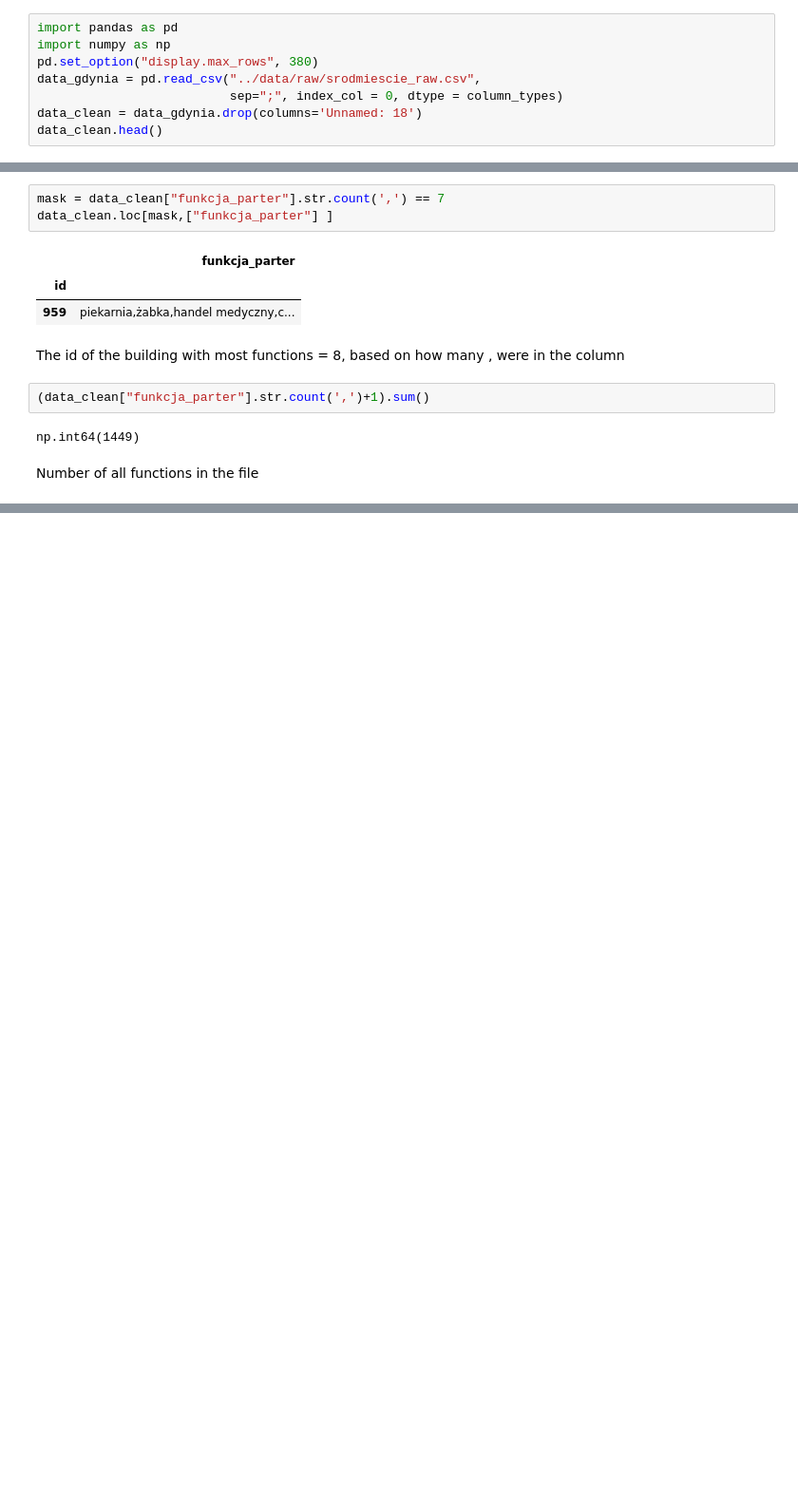
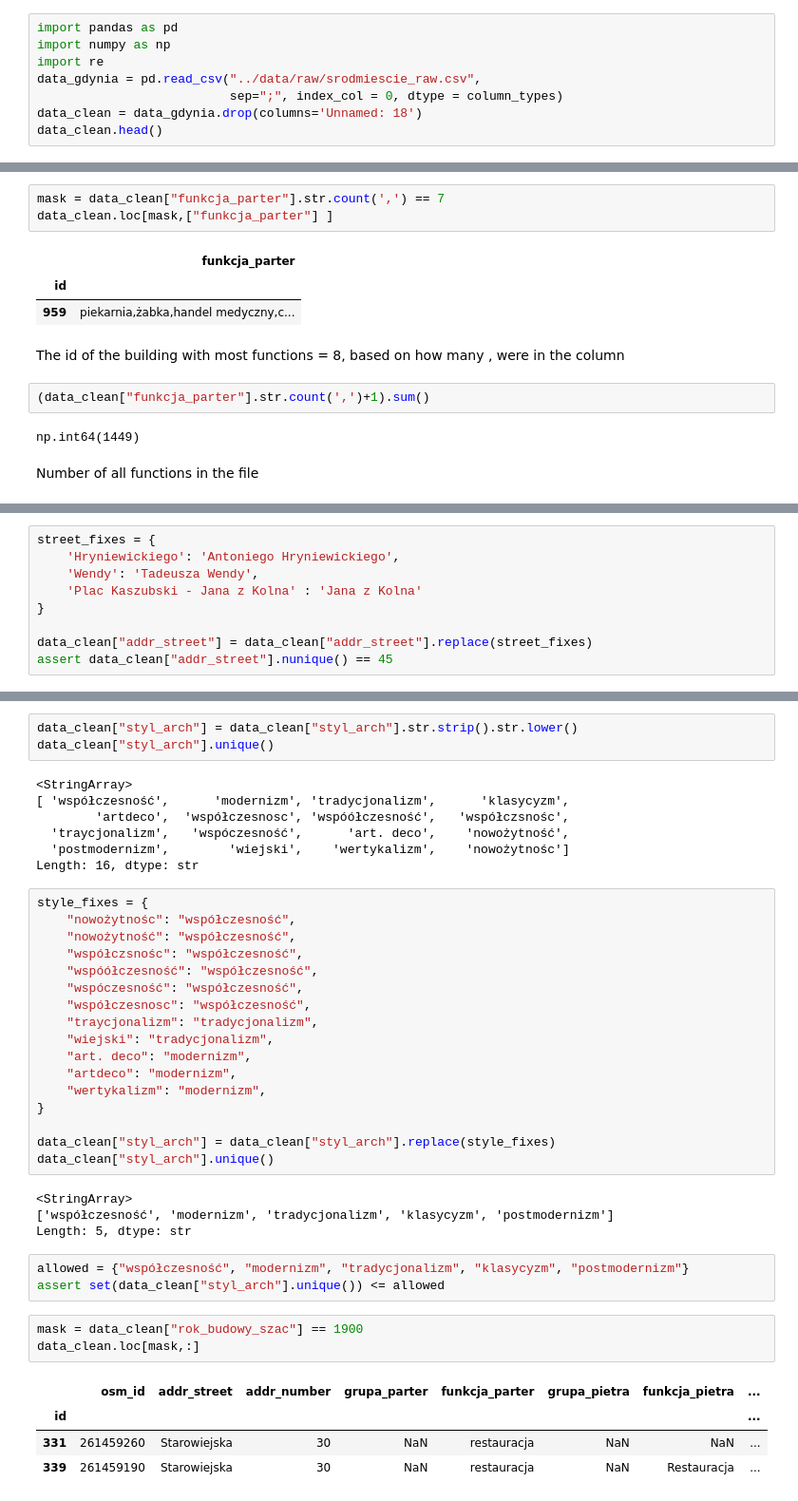
Before and after one commit to MichalRyplewicz/gdynia-srodmiescie, a Jupyter notebook: exercises/2026.10.02_Excercises.ipynb, the cells around one changed output, grey strips where cells are left out. Shown at 95% size. Cells and saved outputs as stored; diff of their text form; blank space fills up the shorter version.

Commit message:
Clean street names, styles, building periods and address numbers

```diff
--- a/exercises/2026.10.02_Excercises.ipynb
+++ b/exercises/2026.10.02_Excercises.ipynb
@@ -18,7 +18,7 @@ column_types = {
 # %%
 import pandas as pd
 import numpy as np
-pd.set_option("display.max_rows", 380)
+import re
 data_gdynia = pd.read_csv("../data/raw/srodmiescie_raw.csv",
                           sep=";", index_col = 0, dtype = column_types)
 data_clean = data_gdynia.drop(columns='Unnamed: 18')
@@ -124,0 +148,9 @@ Number of all functions in the file
+# %%
+street_fixes = {
+    'Hryniewickiego': 'Antoniego Hryniewickiego',
+    'Wendy': 'Tadeusza Wendy',
+    'Plac Kaszubski - Jana z Kolna' : 'Jana z Kolna'
+}
+
+data_clean["addr_street"] = data_clean["addr_street"].replace(street_fixes)
+assert data_clean["addr_street"].nunique() == 45
@@ -124,0 +169,42 @@ Number of all functions in the file
+# %%
+data_clean["styl_arch"] = data_clean["styl_arch"].str.strip().str.lower()
+data_clean["styl_arch"].unique()
+# %% [output]
+<StringArray>
+[ 'współczesność',      'modernizm', 'tradycjonalizm',      'klasycyzm',
+        'artdeco',  'współczesnosc', 'wspóółczesność',   'współczsnośc',
+  'traycjonalizm',   'wspóczesność',      'art. deco',    'nowożytność',
+  'postmodernizm',        'wiejski',    'wertykalizm',    'nowożytnośc']
+Length: 16, dtype: str
+# %%
+style_fixes = {
+    "nowożytnośc": "współczesność",
+    "nowożytność": "współczesność",
+    "współczsnośc": "współczesność",
+    "wspóółczesność": "współczesność",
+    "wspóczesność": "współczesność",
+    "współczesnosc": "współczesność",
+    "traycjonalizm": "tradycjonalizm",
+    "wiejski": "tradycjonalizm",
+    "art. deco": "modernizm",
+    "artdeco": "modernizm",
+    "wertykalizm": "modernizm",
+}
+
+data_clean["styl_arch"] = data_clean["styl_arch"].replace(style_fixes)
+data_clean["styl_arch"].unique()
+# %% [output]
+<StringArray>
+['współczesność', 'modernizm', 'tradycjonalizm', 'klasycyzm', 'postmodernizm']
+Length: 5, dtype: str
+# %%
+allowed = {"współczesność", "modernizm", "tradycjonalizm", "klasycyzm", "postmodernizm"}
+assert set(data_clean["styl_arch"].unique()) <= allowed
+# %%
+mask = data_clean["rok_budowy_szac"] == 1900
+data_clean.loc[mask,:]
+# %% [output]
+|  | osm_id | addr_street | addr_number | grupa_parter | funkcja_parter | grupa_pietra | funkcja_pietra | ... |
+| id |  |  |  |  |  |  |  | ... |
+| 331 | 261459260 | Starowiejska | 30 | NaN | restauracja | NaN | NaN | ... |
+| 339 | 261459190 | Starowiejska | 30 | NaN | restauracja | NaN | Restauracja | ... |
```
Also changed, not shown: parts of 13 cells of this notebook, 1 other file.
